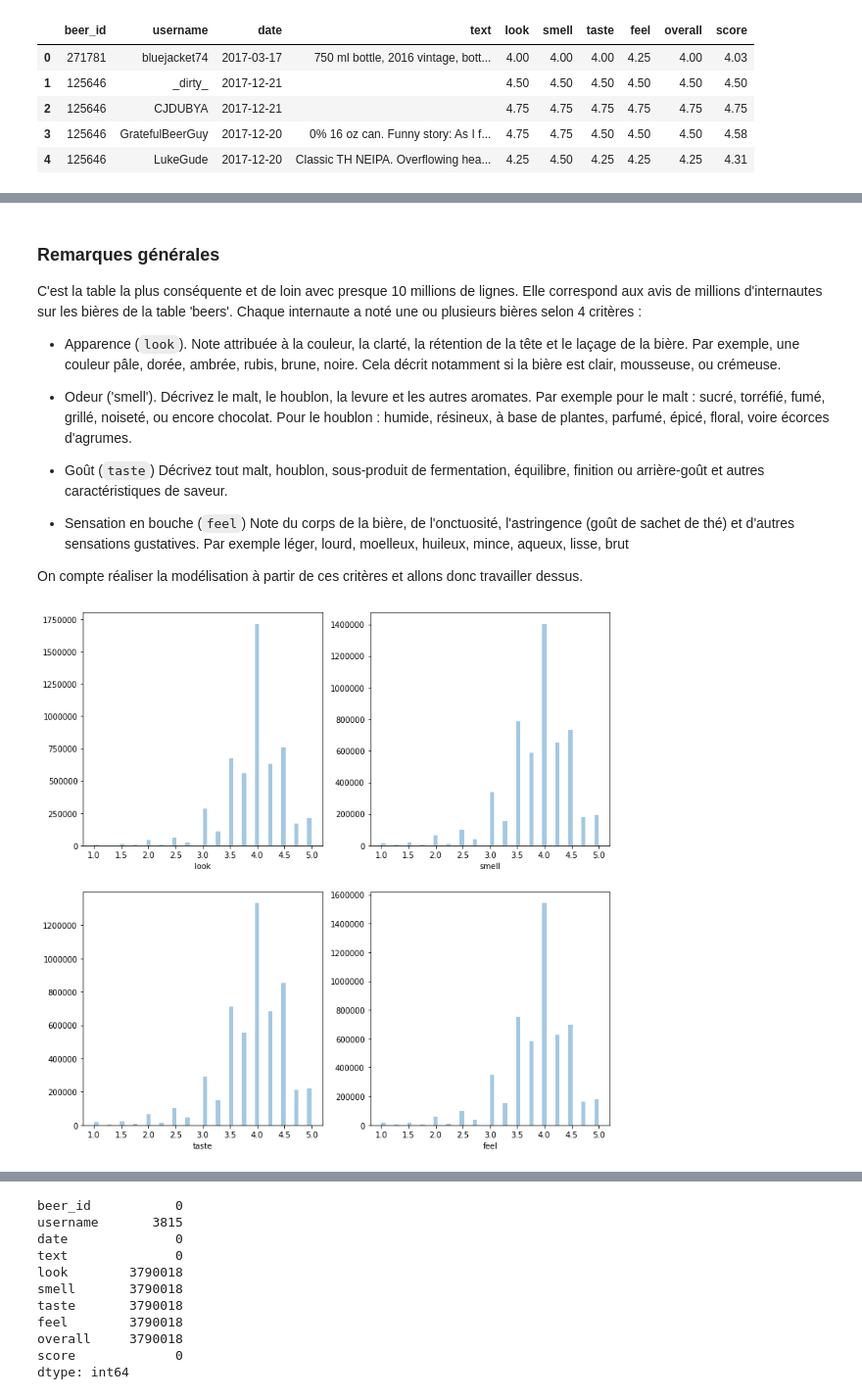
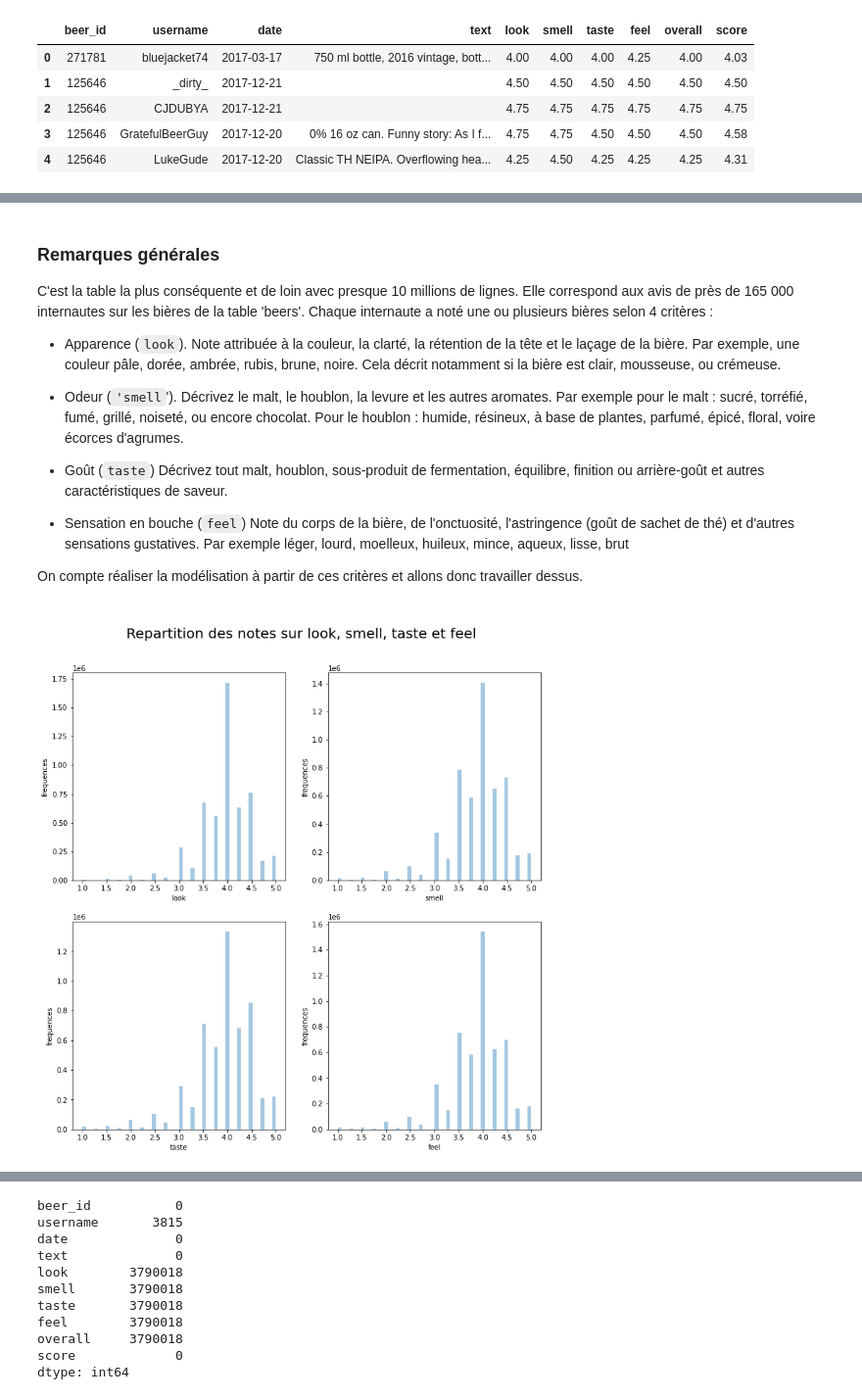
Before and after one commit to rhomain-rangeay/Projet-Python-pour-le-Data-Scientist, a Jupyter notebook: Préprocessing des données (df_ml et data_beerwulf_with_id).ipynb, the cells around one changed output, grey strips where cells are left out. Shown at 98% size. Cells and saved outputs as stored; diff of their text form; code cells hidden in the pictures.

```diff
--- a/Préprocessing des données (df_ml et data_beerwulf_with_id).ipynb
+++ b/Préprocessing des données (df_ml et data_beerwulf_with_id).ipynb
@@ -56,9 +56,9 @@ Requirement already satisfied: chardet<3.1.0,>=3.0.2 in /Applications/anaconda3/
 # Nettoyage des données
 # %%
 # Importation des données
-beers = pd.read_csv('beers.csv') # Les bières
-breweries = pd.read_csv('breweries.csv') # Les brasseries
-reviews = pd.read_csv('reviews.csv') # Les notes des bières
+beers = pd.read_csv(r'~\beers.csv') # Les bières
+breweries = pd.read_csv(r'~\breweries.csv') # Les brasseries
+reviews = pd.read_csv(r'~\reviews.csv') # Les notes des bières
 # %% [markdown]
 ## Première analyse descriptive des données : table 'beers'
 # %%
@@ -255,11 +319,11 @@ reviews.describe()
 # %% [markdown]
 ### Remarques générales
 
-C'est la table la plus conséquente et de loin avec presque 10 millions de lignes. Elle correspond aux avis de millions d'internautes sur les bières de la table 'beers'. Chaque internaute a noté une ou plusieurs bières selon 4 critères :
+C'est la table la plus conséquente et de loin avec presque 10 millions de lignes. Elle correspond aux avis de près de 165 000 internautes sur les bières de la table 'beers'. Chaque internaute a noté une ou plusieurs bières selon 4 critères :
 
 - Apparence (`look`). Note attribuée à la couleur, la clarté, la rétention de la tête et le laçage de la bière. Par exemple, une couleur pâle, dorée, ambrée, rubis, brune, noire. Cela décrit notamment si la bière est clair, mousseuse, ou crémeuse.
 
-- Odeur ('smell').
+- Odeur (`'smell`').
 Décrivez le malt, le houblon, la levure et les autres aromates. Par exemple pour le malt : sucré, torréfié, fumé, grillé, noiseté, ou encore chocolat. Pour le houblon : humide, résineux, à base de plantes, parfumé, épicé, floral, voire écorces d'agrumes.
 
 - Goût (`taste`)
@@ -273,18 +337,24 @@ On compte réaliser la modélisation à partir de ces critères et allons donc t
 # On va regarder la répartition des goûts, mais sns.distplot ne supporte pas les valeurs manquantes.
 reviews2 = reviews[['look', 'smell', 'taste', 'feel']].dropna()
 # %%
-figure = plt.figure(1, figsize = (12, 12))
+
+fig, (ax1, ax2, ax3, ax4) = plt.subplots(nrows=1, ncols=4,figsize=(12, 12))
+plt.suptitle("\n Repartition des notes sur look, smell, taste et feel", fontsize = 20)
 plt.subplot(221)
 sns.distplot(reviews2.look, kde = False)
+plt.ylabel('frequences')
 plt.subplot(222)
 sns.distplot(reviews2.smell, kde = False)
+plt.ylabel('frequences')
 plt.subplot(223)
 sns.distplot(reviews2.taste, kde = False)
+plt.ylabel('frequences')
 plt.subplot(224)
 sns.distplot(reviews2.feel, kde = False)
+plt.ylabel('frequences')
 plt.show()
 # %% [output]
-[figure, old version]
+[figure, new version]
 # %% [markdown]
 ### Répartition des notes
 
```
Also changed, not shown: parts of 38 cells of this notebook.
